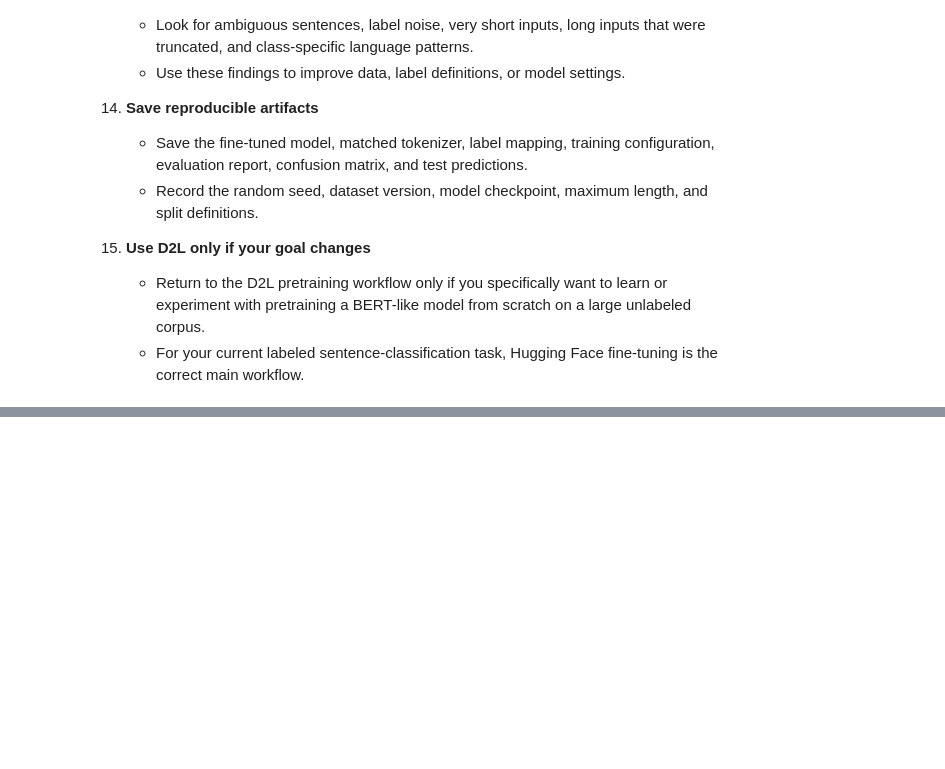
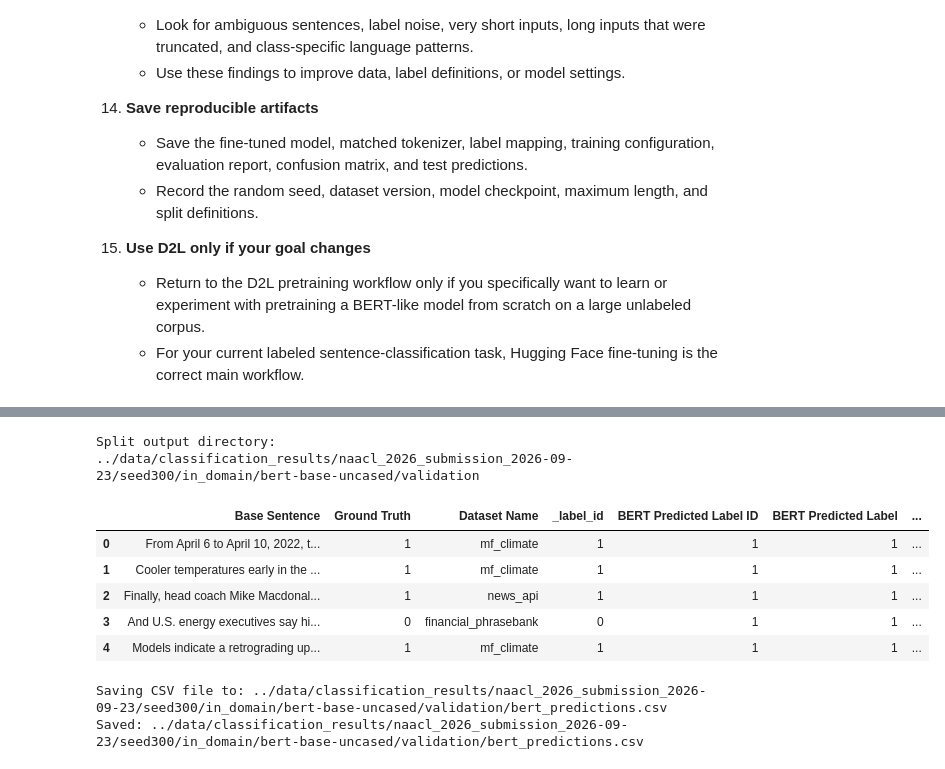
Before and after one commit to ufdatastudio/predictions, a Jupyter notebook: notebook_experiments/tutorial-text_classification_hf_d2l-tolsa_m.ipynb, the cells around one changed output, grey strips where cells are left out. Drawn from its saved outputs; the diff is of its cells as text; code cells hidden in the pictures; blank space fills up the shorter version.

```diff
--- a/notebook_experiments/tutorial-text_classification_hf_d2l-tolsa_m.ipynb
+++ b/notebook_experiments/tutorial-text_classification_hf_d2l-tolsa_m.ipynb
@@ -81,0 +1160,10 @@
+# %%
+y_pred, probabilities = get_bert_predictions(
+    trainer=trainer,
+    tokenized_dataset=tokenized_val_dataset,
+)
+
+print(f"Number of BERT predictions: {len(y_pred)}")
+print(f"First 5 predicted labels: {y_pred[:5]}")
+print(f"Probability matrix shape: {probabilities.shape}")
+print(f"First probability vector: {probabilities[0]}")
@@ -81,0 +1272,61 @@
+# %%
+split_dir = create_split_output_directory(
+    output_dir=output_dir,
+    split_name=split_name,
+)
+
+print(f"Split output directory: {split_dir}")
+# %% [output]
+Split output directory: ../data/classification_results/naacl_2026_submission_2026-09-23/seed300/in_domain/bert-base-uncased/validation
+# %%
+# ============================================================
+# STEP 5: CREATE PREDICTIONS DATAFRAME
+# ============================================================
+
+def create_bert_results_dataframe(
+    source_df,
+    y_pred,
+    probabilities,
+    id_to_label,
+):
+    """Attach BERT predictions and probabilities to source data."""
+    results_df = source_df.copy()
+
+    results_df["BERT Predicted Label ID"] = y_pred
+    results_df["BERT Predicted Label"] = [
+        id_to_label[prediction]
+        for prediction in y_pred
+    ]
+
+    results_df["BERT Probability Class 0"] = probabilities[:, 0]
+    results_df["BERT Probability Class 1"] = probabilities[:, 1]
+
+    return results_df
+# %%
+predictions_df = create_bert_results_dataframe(
+    source_df=val_df,
+    y_pred=y_pred,
+    probabilities=probabilities,
+    id_to_label=id_to_label,
+)
+
+predictions_df.head(5)
+# %% [output]
+|  | Base Sentence | Ground Truth | Dataset Name | _label_id | BERT Predicted Label ID | BERT Predicted Label | ... |
+| 0 | From April 6 to April 10, 2022, t... | 1 | mf_climate | 1 | 1 | 1 | ... |
+| 1 | Cooler temperatures early in the ... | 1 | mf_climate | 1 | 1 | 1 | ... |
+| 2 | Finally, head coach Mike Macdonal... | 1 | news_api | 1 | 1 | 1 | ... |
+| 3 | And U.S. energy executives say hi... | 0 | financial_phrasebank | 0 | 1 | 1 | ... |
+| 4 | Models indicate a retrograding up... | 1 | mf_climate | 1 | 1 | 1 | ... |
+# %%
+DataProcessing.save_to_file(
+    predictions_df,
+    path=split_dir,
+    prefix="bert_predictions",
+    save_file_type="csv",
+    include_version=False,
+)
+print(f"Saved: {os.path.join(split_dir, 'bert_predictions.csv')}")
+# %% [output]
+Saving CSV file to: ../data/classification_results/naacl_2026_submission_2026-09-23/seed300/in_domain/bert-base-uncased/validation/bert_predictions.csv
+Saved: ../data/classification_results/naacl_2026_submission_2026-09-23/seed300/in_domain/bert-base-uncased/validation/bert_predictions.csv
```
Also changed, not shown: parts of 58 cells of this notebook, 2 other files.
